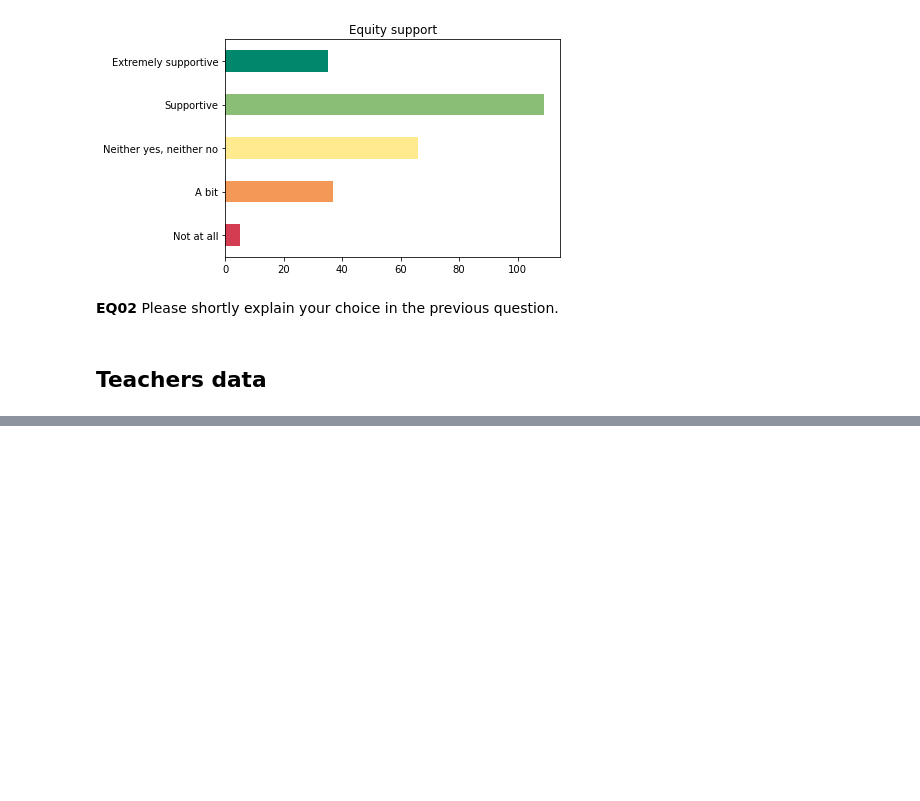
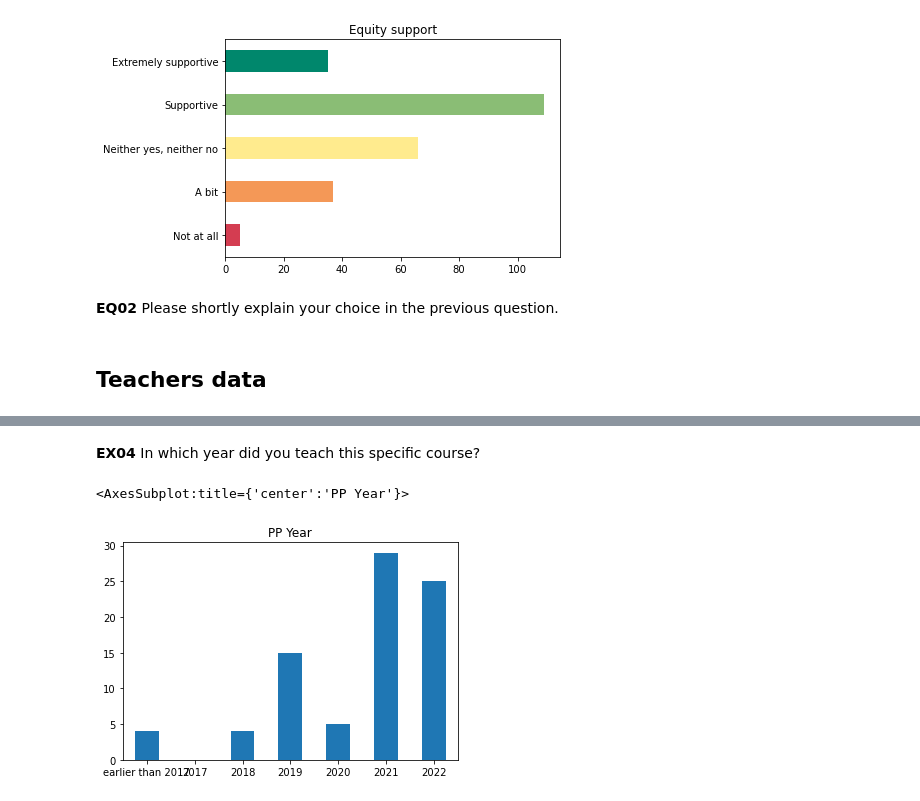
Before and after one commit to lerastromtsova/pair-programming-equity, a Jupyter notebook: Research.ipynb, the cells around one changed output, grey strips where cells are left out. Cells and saved outputs as stored; diff of their text form; code cells hidden in the pictures; blank space fills up the shorter version.

```diff
--- a/Research.ipynb
+++ b/Research.ipynb
@@ -308,0 +374,9 @@ categorical_questions_teachers = [
+# %% [markdown]
+**EX04** In which year did you teach this specific course?
+# %%
+survey_teachers_finished['EX04'].value_counts().reindex([
+    'earlier than 2017', '2017', '2018', '2019', '2020', '2021', '2022'
+]).plot.bar(title="PP Year", rot=0)
+# %% [output]
+<AxesSubplot:title={'center':'PP Year'}>
+[figure, added]
```
Also changed, not shown: parts of 72 cells of this notebook, 1 other file.
